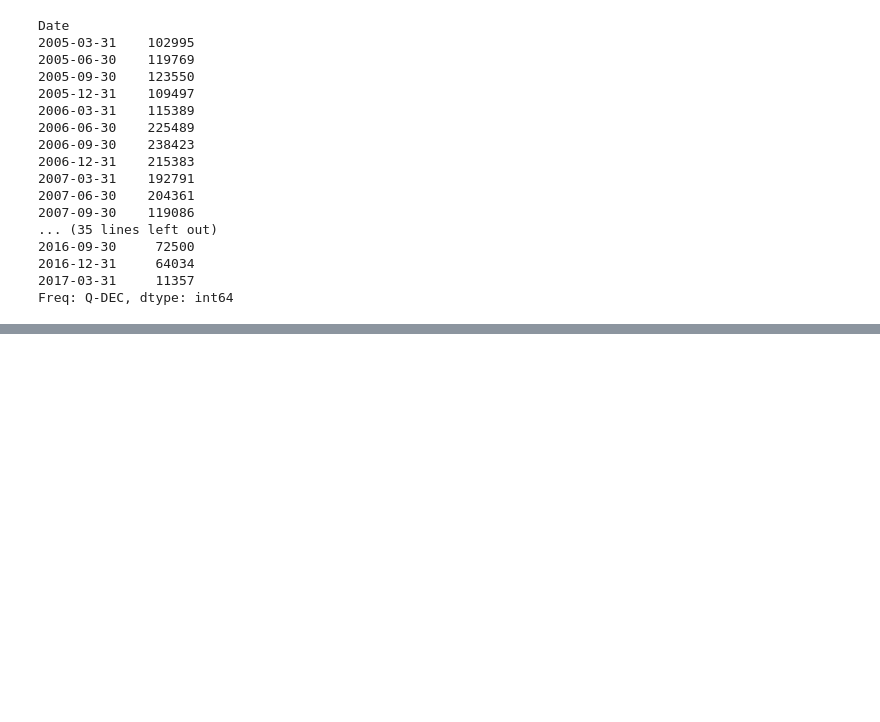
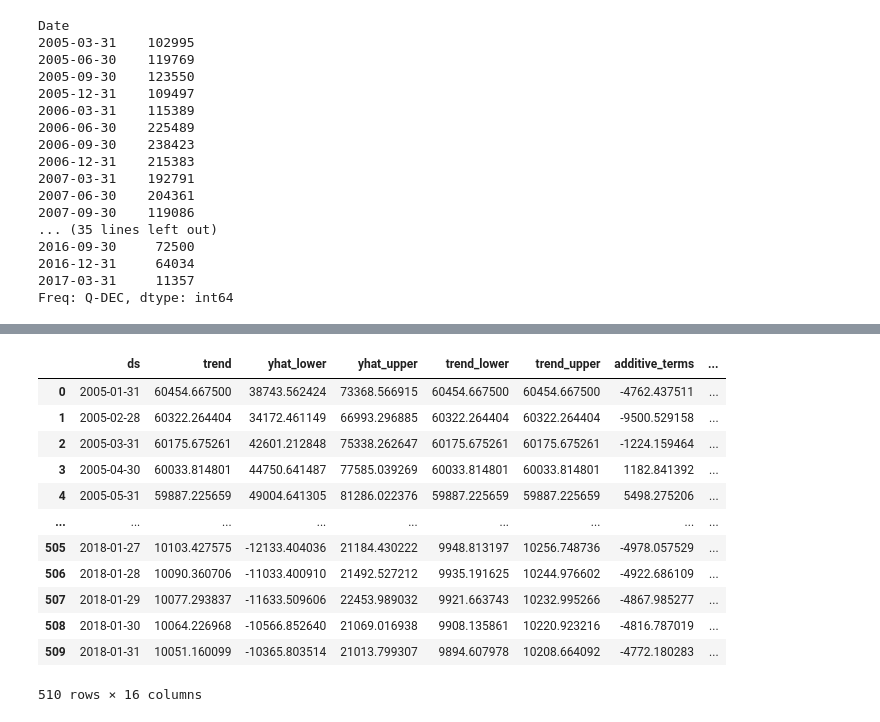
Before and after one commit to fegarciatejada/Facebook-Prophet, a Jupyter notebook: Prophet.ipynb, the cells around one changed output, grey strips where cells are left out. Cells and saved outputs as stored; diff of their text form; code cells hidden in the pictures; blank space fills up the shorter version.

```diff
--- a/Prophet.ipynb
+++ b/Prophet.ipynb
@@ -259,0 +348,16 @@ Freq: Q-DEC, dtype: int64
+# %%
+forecast
+# %% [output]
+|  | ds | trend | yhat_lower | yhat_upper | trend_lower | trend_upper | additive_terms | ... |
+| 0 | 2005-01-31 | 60454.667500 | 38743.562424 | 73368.566915 | 60454.667500 | 60454.667500 | -4762.437511 | ... |
+| 1 | 2005-02-28 | 60322.264404 | 34172.461149 | 66993.296885 | 60322.264404 | 60322.264404 | -9500.529158 | ... |
+| 2 | 2005-03-31 | 60175.675261 | 42601.212848 | 75338.262647 | 60175.675261 | 60175.675261 | -1224.159464 | ... |
+| 3 | 2005-04-30 | 60033.814801 | 44750.641487 | 77585.039269 | 60033.814801 | 60033.814801 | 1182.841392 | ... |
+| 4 | 2005-05-31 | 59887.225659 | 49004.641305 | 81286.022376 | 59887.225659 | 59887.225659 | 5498.275206 | ... |
+| ... | ... | ... | ... | ... | ... | ... | ... | ... |
+| 505 | 2018-01-27 | 10103.427575 | -12133.404036 | 21184.430222 | 9948.813197 | 10256.748736 | -4978.057529 | ... |
+| 506 | 2018-01-28 | 10090.360706 | -11033.400910 | 21492.527212 | 9935.191625 | 10244.976602 | -4922.686109 | ... |
+| 507 | 2018-01-29 | 10077.293837 | -11633.509606 | 22453.989032 | 9921.663743 | 10232.995266 | -4867.985277 | ... |
+| 508 | 2018-01-30 | 10064.226968 | -10566.852640 | 21069.016938 | 9908.135861 | 10220.923216 | -4816.787019 | ... |
+| 509 | 2018-01-31 | 10051.160099 | -10365.803514 | 21013.799307 | 9894.607978 | 10208.664092 | -4772.180283 | ... |
+510 rows × 16 columns
```
Also changed, not shown: parts of 13 cells of this notebook.
